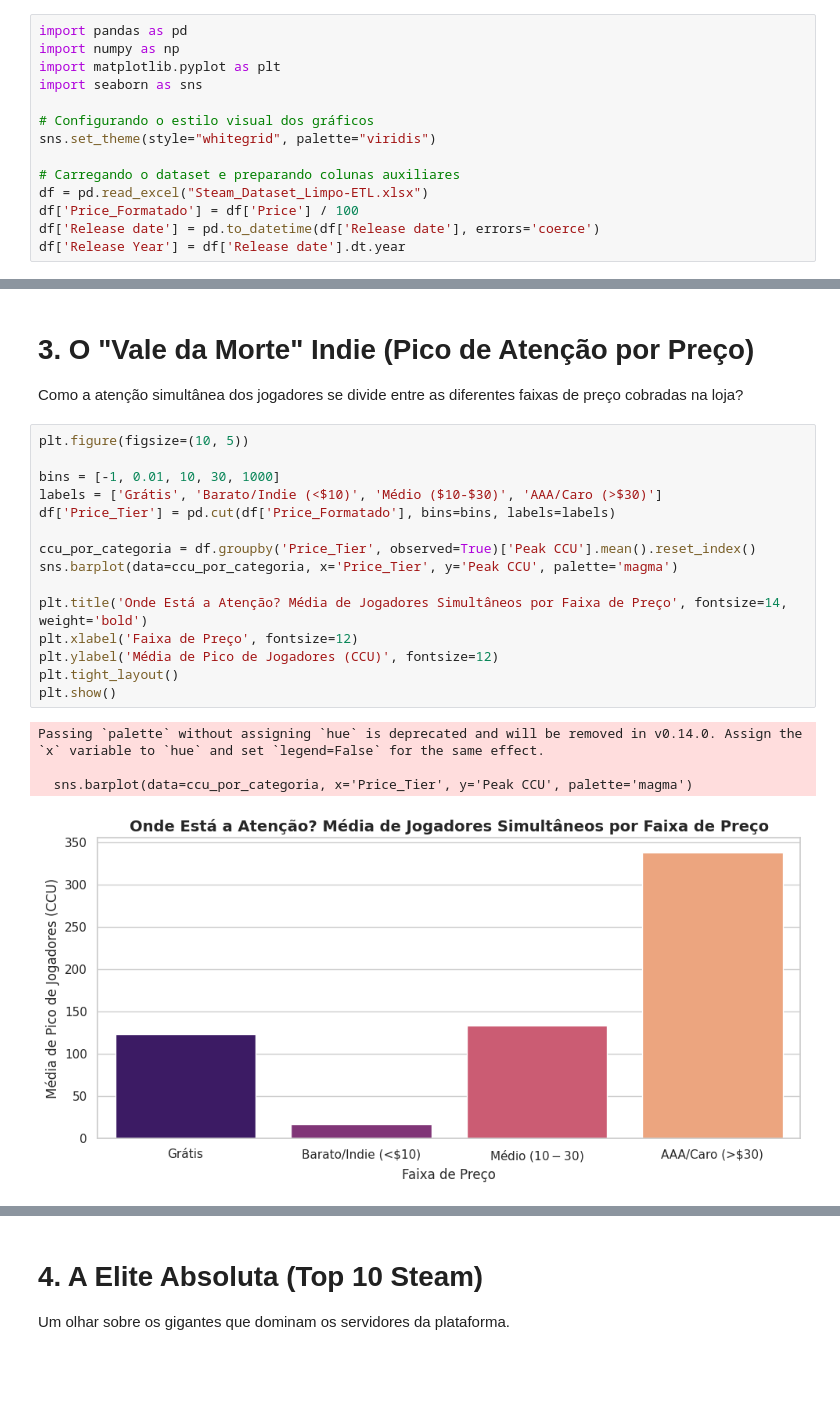
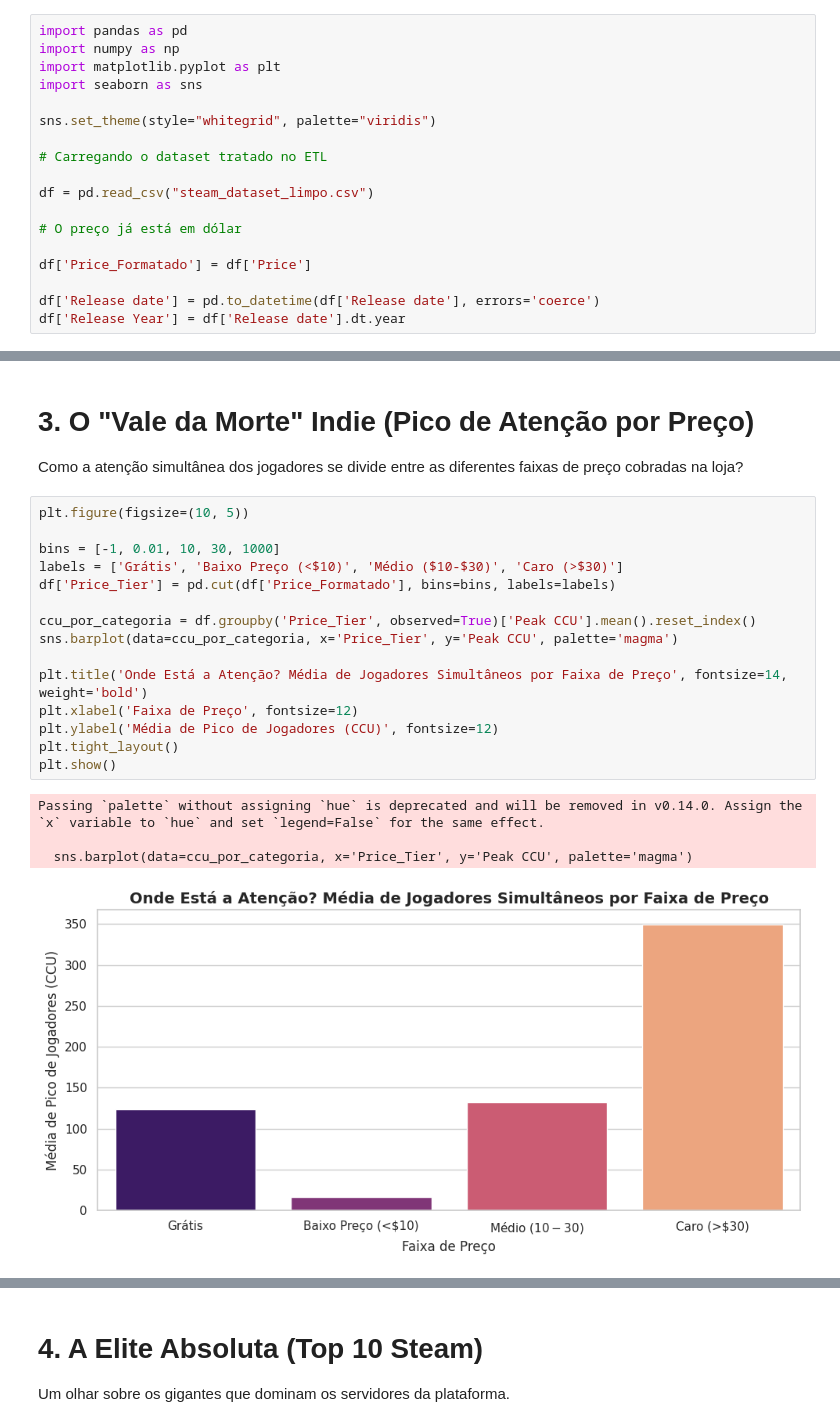
Before and after one commit to LeonardoLinsAbreu/Projeto_Steam_Analises, a Jupyter notebook: 02_EDA_Exploratoria_Steam_games.ipynb, the cells around one changed output, grey strips where cells are left out. Saved outputs shown, nothing was run; the diff lists cells and outputs as text; blank space fills up the shorter version.

Commit message:
fix: corrige estrutura do dataset e atualiza análises ETL/EDA

```diff
--- a/02_EDA_Exploratoria_Steam_games.ipynb
+++ b/02_EDA_Exploratoria_Steam_games.ipynb
@@ -16,12 +16,16 @@ import numpy as np
 import matplotlib.pyplot as plt
 import seaborn as sns
 
-# Configurando o estilo visual dos gráficos
 sns.set_theme(style="whitegrid", palette="viridis")
 
-# Carregando o dataset e preparando colunas auxiliares
-df = pd.read_excel("Steam_Dataset_Limpo-ETL.xlsx")
-df['Price_Formatado'] = df['Price'] / 100
+# Carregando o dataset tratado no ETL
+
+df = pd.read_csv("steam_dataset_limpo.csv")
+
+# O preço já está em dólar
+
+df['Price_Formatado'] = df['Price']
+
 df['Release date'] = pd.to_datetime(df['Release date'], errors='coerce')
 df['Release Year'] = df['Release date'].dt.year
 # %% [markdown]
@@ -110,20 +120,20 @@ Como a atenção simultânea dos jogadores se divide entre as diferentes faixas
 # %%
 plt.figure(figsize=(10, 5))
 
 bins = [-1, 0.01, 10, 30, 1000]
-labels = ['Grátis', 'Barato/Indie (<$10)', 'Médio ($10-$30)', 'AAA/Caro (>$30)']
+labels = ['Grátis', 'Baixo Preço (<$10)', 'Médio ($10-$30)', 'Caro (>$30)']
 df['Price_Tier'] = pd.cut(df['Price_Formatado'], bins=bins, labels=labels)
 
 ccu_por_categoria = df.groupby('Price_Tier', observed=True)['Peak CCU'].mean().reset_index()
 sns.barplot(data=ccu_por_categoria, x='Price_Tier', y='Peak CCU', palette='magma')
 
 plt.title('Onde Está a Atenção? Média de Jogadores Simultâneos por Faixa de Preço', fontsize=14, weight='bold')
 plt.xlabel('Faixa de Preço', fontsize=12)
 plt.ylabel('Média de Pico de Jogadores (CCU)', fontsize=12)
 plt.tight_layout()
 plt.show()
 # %% [output]
 Passing `palette` without assigning `hue` is deprecated and will be removed in v0.14.0. Assign the `x` variable to `hue` and set `legend=False` for the same effect.
 
   sns.barplot(data=ccu_por_categoria, x='Price_Tier', y='Peak CCU', palette='magma')
-[figure, old version]
+[figure, new version]
```
Also changed, not shown: parts of 14 cells of this notebook, 1 other file.
